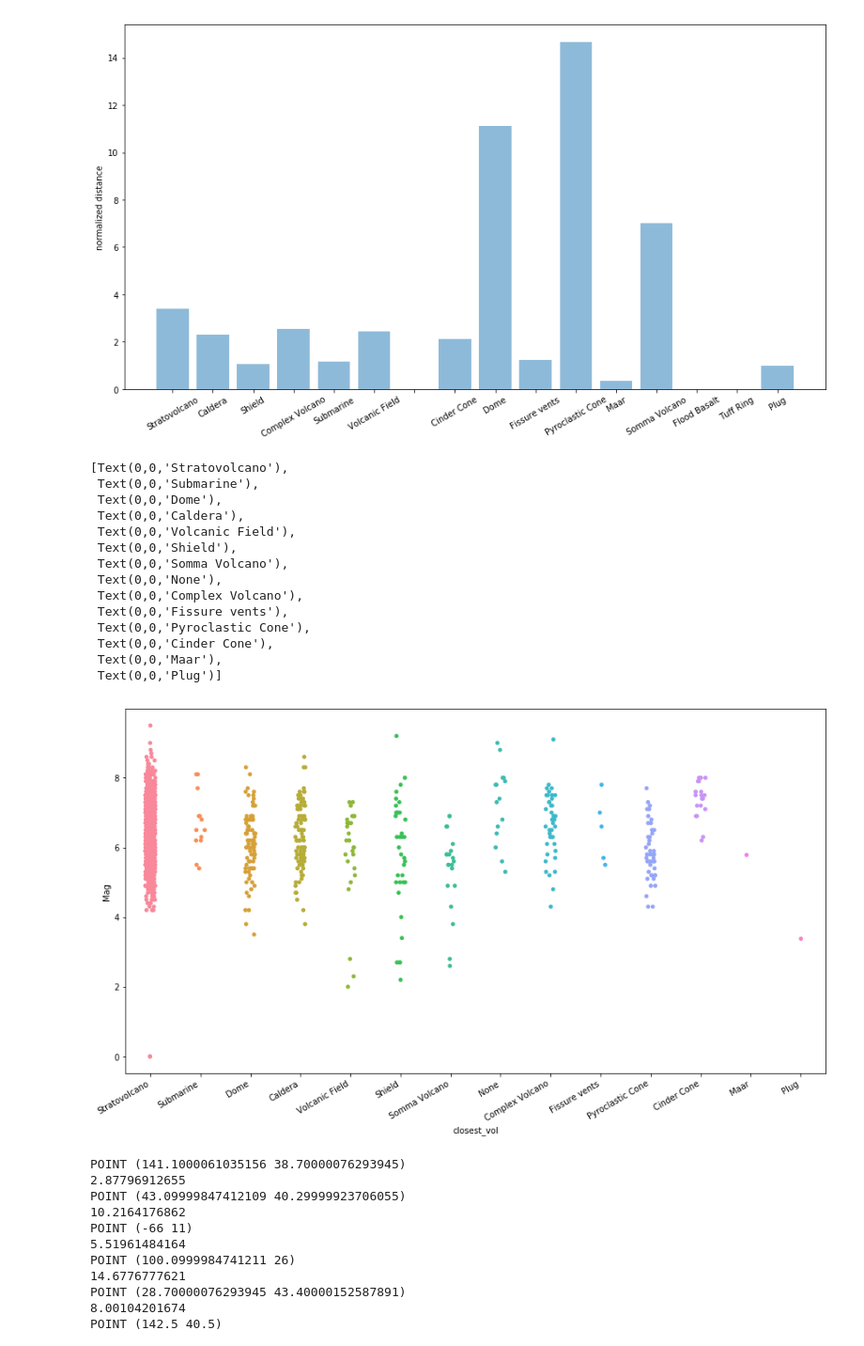
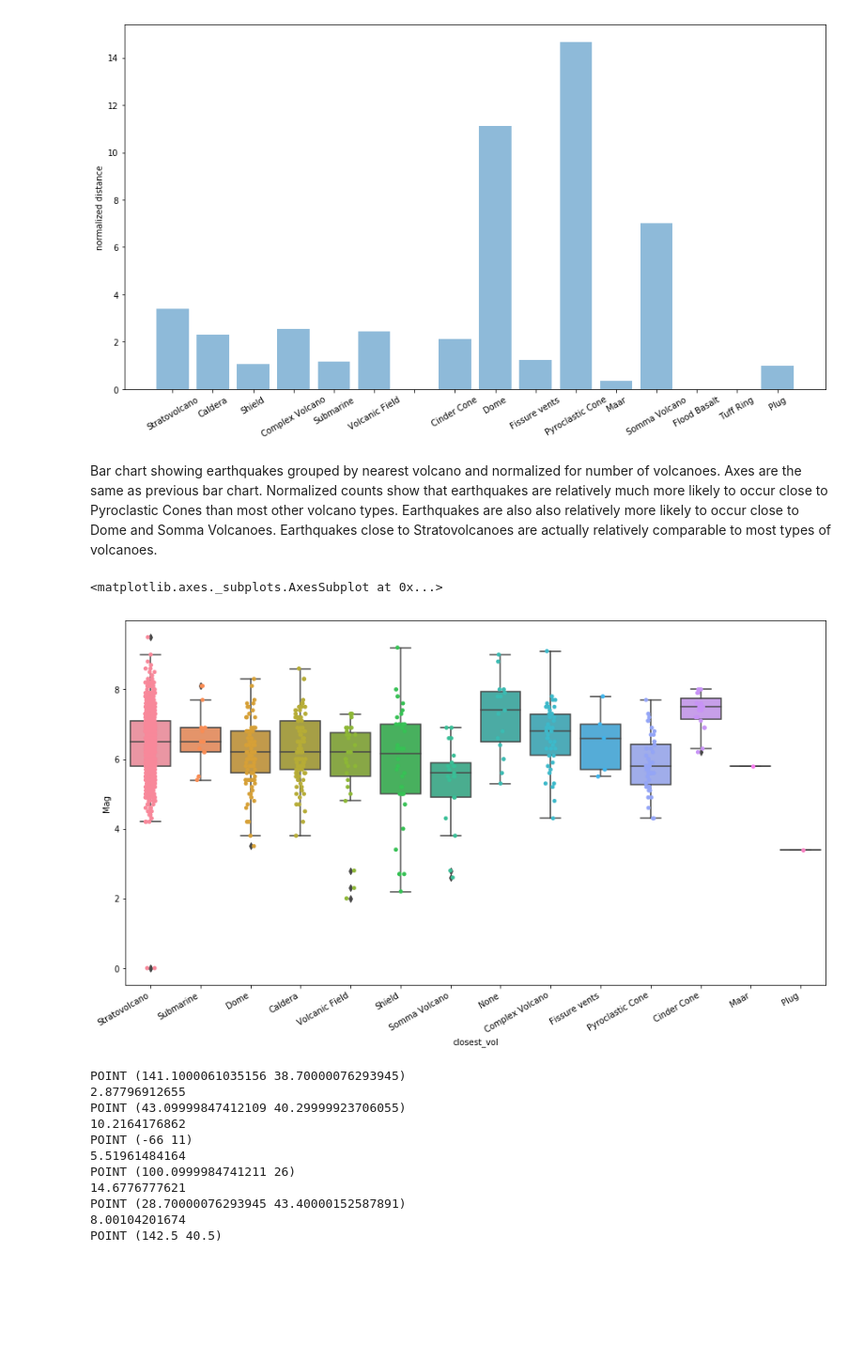
Before and after one commit to smitamisra/StrikingRobo_Earthquakes, a Jupyter notebook: Refactor1-MRCopy.ipynb, the cells around one changed output. Shown at 94% size. Saved outputs shown, nothing was run; the diff lists cells and outputs as text; code cells hidden in the pictures; blank space fills up the shorter version.

Commit message:
Add new notebook adding further calculations, visualizations, and annotations for presentation. Add new notebook for TP analysis.

```diff
--- a/Refactor1-MRCopy.ipynb
+++ b/Refactor1-MRCopy.ipynb
@@ -501,28 +528,18 @@ plt.ylabel('normalized distance')
 # %% [output]
 Text(0,0.5,'normalized distance')
 [figure]
+# %% [markdown]
+Bar chart showing earthquakes grouped by nearest volcano and normalized for number of volcanoes. Axes are the same as previous bar chart. Normalized counts show that earthquakes are relatively much more likely to occur close to Pyroclastic Cones than most other volcano types. Earthquakes are also also relatively more likely to occur close to Dome and Somma Volcanoes. Earthquakes close to Stratovolcanoes are actually relatively comparable to most types of volcanoes.
 # %%
 # Strip plot showing correlations between Magnitude and the Closest Volcano
 plt.figure(figsize=(15,8))
 
 sp = sns.stripplot(x="closest_vol", y="Mag", data=quake_vol_dist, jitter=True)
 sp.set_xticklabels(labels=quake_vol_dist["closest_vol"].unique(), rotation=30, ha="right")
+sns.boxplot(x="closest_vol", y="Mag", data=quake_vol_dist)
 # %% [output]
-[Text(0,0,'Stratovolcano'),
- Text(0,0,'Submarine'),
- Text(0,0,'Dome'),
- Text(0,0,'Caldera'),
- Text(0,0,'Volcanic Field'),
- Text(0,0,'Shield'),
- Text(0,0,'Somma Volcano'),
- Text(0,0,'None'),
- Text(0,0,'Complex Volcano'),
- Text(0,0,'Fissure vents'),
- Text(0,0,'Pyroclastic Cone'),
- Text(0,0,'Cinder Cone'),
- Text(0,0,'Maar'),
- Text(0,0,'Plug')]
+<matplotlib.axes._subplots.AxesSubplot at 0x...>
-[figure, old version]
+[figure, new version]
 # %%
 # Get geometry column as series per type of plate
 plate_types = ["SUB", "CCB", "CRB", "CTF", "OCB", "OSR", "OTF"]
```
Also changed, not shown: parts of 8 cells of this notebook, 1 other file.
